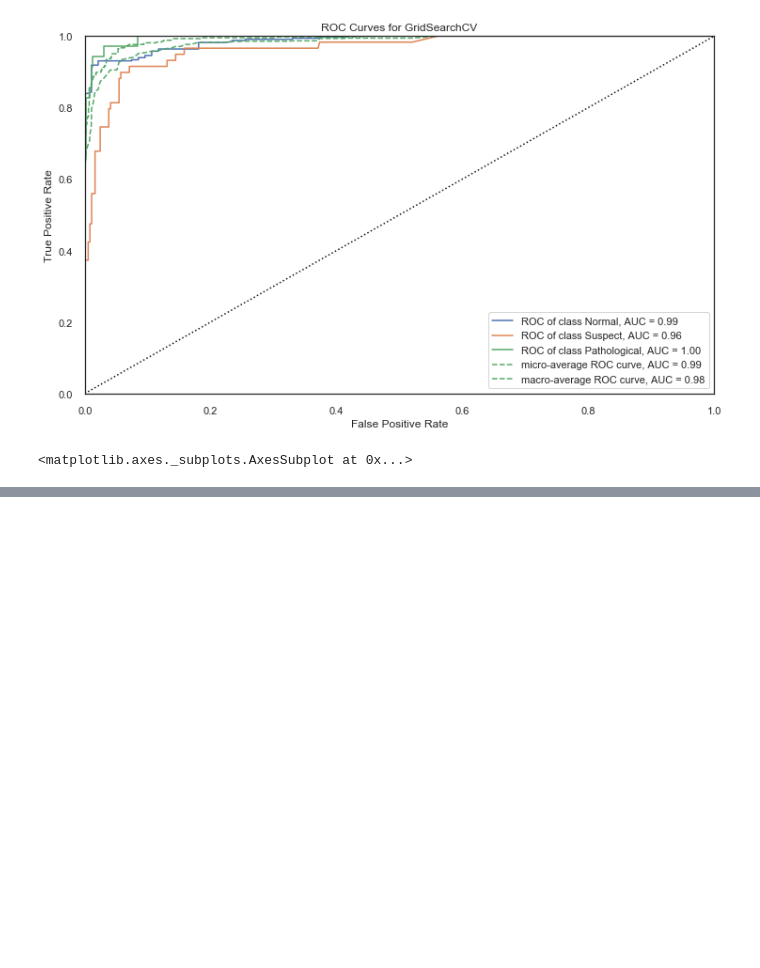
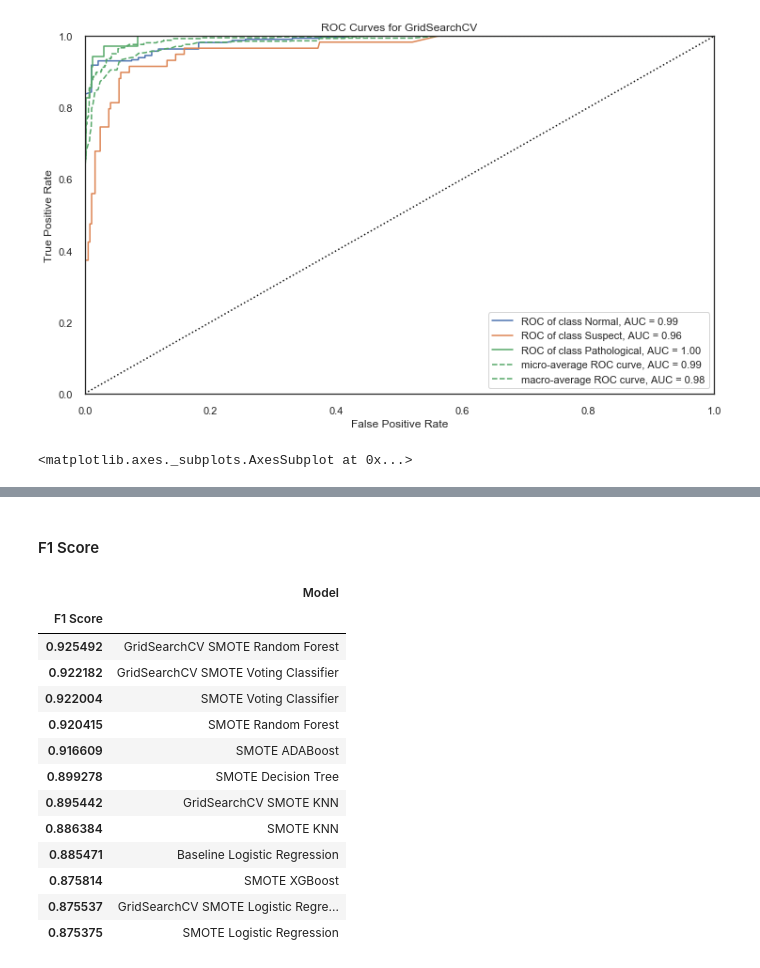
Before and after one commit to JVasquez5/IBM-Machine-Learning-Professional-Certificate, a Jupyter notebook: Module_3/fetal_health.ipynb, the cells around one changed output, grey strips where cells are left out. Cells and saved outputs as stored; diff of their text form; code cells hidden in the pictures; blank space fills up the shorter version.

```diff
--- a/Module_3/fetal_health.ipynb
+++ b/Module_3/fetal_health.ipynb
@@ -1043,0 +1122,38 @@ roc.show()
+# %% [markdown]
+#### F1 Score
+# %%
+f1_results = pd.DataFrame({
+                        'Model': ['Baseline Logistic Regression', 'SMOTE Logistic Regression',
+                                  'GridSearchCV SMOTE Logistic Regression','SMOTE KNN',
+                                  'GridSearchCV SMOTE KNN', 'SMOTE Decision Tree',
+                                  'SMOTE Random Forest','GridSearchCV SMOTE Random Forest',
+                                  'SMOTE XGBoost', 'SMOTE ADABoost', 'SMOTE Voting Classifier',
+                                  'GridSearchCV SMOTE Voting Classifier'
+                                 ],
+                        'F1 Score': [logreg_f1, f1_score(y_test, smote_preds, average='weighted'),
+                                     f1_score(y_test, GridSearchCV_LR_preds, average='weighted'),
+                                     knn_f1,f1_score(y_test, GridSearchCV_knn_preds, average='weighted'),
+                                     dt_f1, rf_f1, f1_score(y_test, GridSearchCV_rf_preds, average='weighted'),
+                                     xgb_f1, ada_f1,vc_f1,
+                                     f1_score(y_test, GridSearchCV_vc_preds, average='weighted'),
+
+                                    ]
+                        })
+f1_result_df = f1_results.sort_values(by="F1 Score", ascending=False)
+f1_result_df = f1_result_df.set_index("F1 Score")
+f1_result_df
+# %% [output]
+|  | Model |
+| F1 Score |  |
+| 0.925492 | GridSearchCV SMOTE Random Forest |
+| 0.922182 | GridSearchCV SMOTE Voting Classifier |
+| 0.922004 | SMOTE Voting Classifier |
+| 0.920415 | SMOTE Random Forest |
+| 0.916609 | SMOTE ADABoost |
+| 0.899278 | SMOTE Decision Tree |
+| 0.895442 | GridSearchCV SMOTE KNN |
+| 0.886384 | SMOTE KNN |
+| 0.885471 | Baseline Logistic Regression |
+| 0.875814 | SMOTE XGBoost |
+| 0.875537 | GridSearchCV SMOTE Logistic Regre... |
+| 0.875375 | SMOTE Logistic Regression |
```
Also changed, not shown: parts of 5 cells of this notebook.
